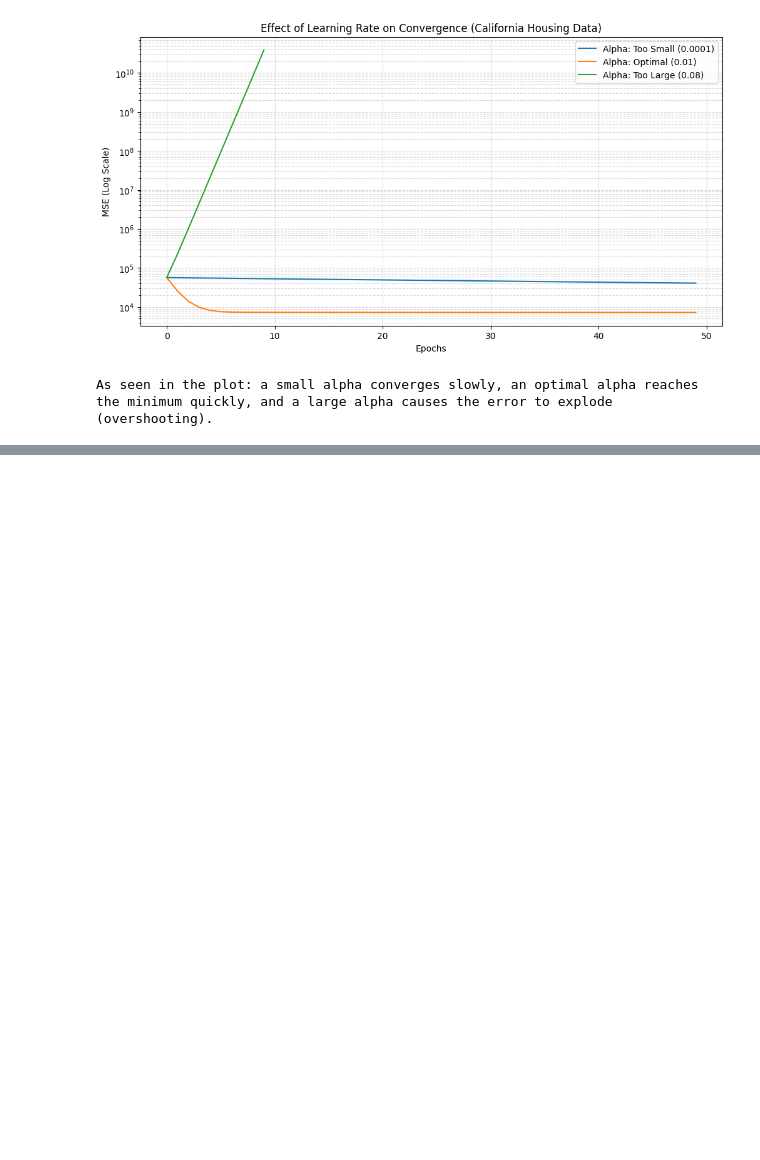
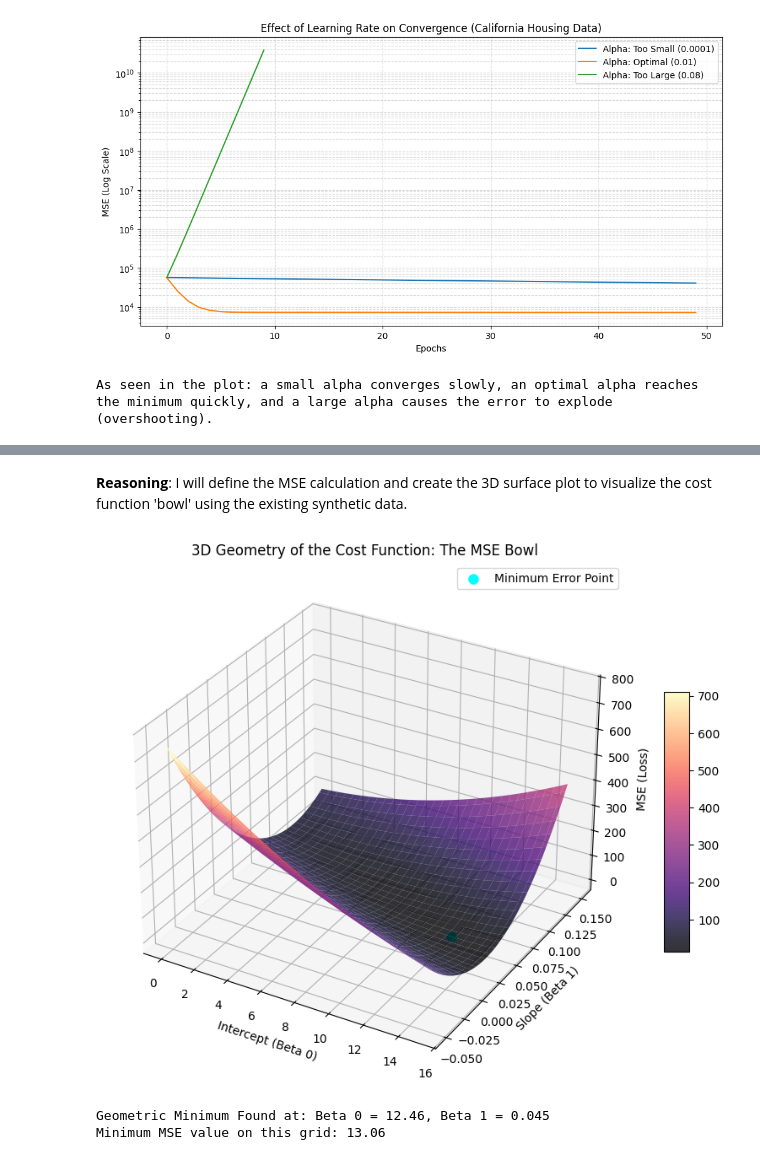
Before and after one commit to saiDan77/nn-from-scratch, a Jupyter notebook: linearReg.ipynb, the cells around one changed output, grey strips where cells are left out. Cells and saved outputs as stored; diff of their text form; code cells hidden in the pictures; blank space fills up the shorter version.

```diff
--- a/linearReg.ipynb
+++ b/linearReg.ipynb
@@ -984,0 +1110,51 @@ As seen in the plot: a small alpha converges slowly, an optimal alpha reaches th
+# %% [markdown]
+**Reasoning**:
+I will define the MSE calculation and create the 3D surface plot to visualize the cost function 'bowl' using the existing synthetic data.
+# %%
+import numpy as np
+import matplotlib.pyplot as plt
+from mpl_toolkits.mplot3d import Axes3D
+
+# Using the previously generated 'tv' and 'sales' variables
+# We will explore the loss for a simple linear model: Sales = b0 + b1*TV
+
+def compute_mse_grid(b0_val, b1_val, x_data, y_data):
+    preds = b0_val + b1_val * x_data
+    return np.mean((y_data - preds)**2)
+
+# 1. Define parameter ranges centered around reasonable values
+b0_range = np.linspace(0, 15, 60)
+b1_range = np.linspace(-0.05, 0.15, 60)
+B0, B1 = np.meshgrid(b0_range, b1_range)
+
+# 2. Calculate MSE over the grid
+MSE_surface = np.zeros(B0.shape)
+for i in range(B0.shape[0]):
+    for j in range(B0.shape[1]):
+        MSE_surface[i, j] = compute_mse_grid(B0[i, j], B1[i, j], tv, sales)
+
+# 3. Create the 3D Plot
+fig = plt.figure(figsize=(12, 8))
+ax = fig.add_subplot(111, projection='3d')
+
+surf = ax.plot_surface(B0, B1, MSE_surface, cmap='magma', alpha=0.8, edgecolor='none')
+
+# 4. Find and mark the minimum for visual reference
+min_idx = np.unravel_index(np.argmin(MSE_surface), MSE_surface.shape)
+ax.scatter(B0[min_idx], B1[min_idx], MSE_surface[min_idx], color='cyan', s=100, label='Minimum Error Point', edgecolors='white', zorder=10)
+
+ax.set_xlabel('Intercept (Beta 0)')
+ax.set_ylabel('Slope (Beta 1)')
+ax.set_zlabel('MSE (Loss)')
+ax.set_title('3D Geometry of the Cost Function: The MSE Bowl')
+fig.colorbar(surf, ax=ax, shrink=0.5, aspect=10)
+ax.legend()
+
+plt.show()
+
+print(f"Geometric Minimum Found at: Beta 0 = {B0[min_idx]:.2f}, Beta 1 = {B1[min_idx]:.3f}")
+print(f"Minimum MSE value on this grid: {MSE_surface[min_idx]:.2f}")
+# %% [output]
+[figure, added]
+Geometric Minimum Found at: Beta 0 = 12.46, Beta 1 = 0.045
+Minimum MSE value on this grid: 13.06
```
Also changed, not shown: parts of 54 cells of this notebook.
